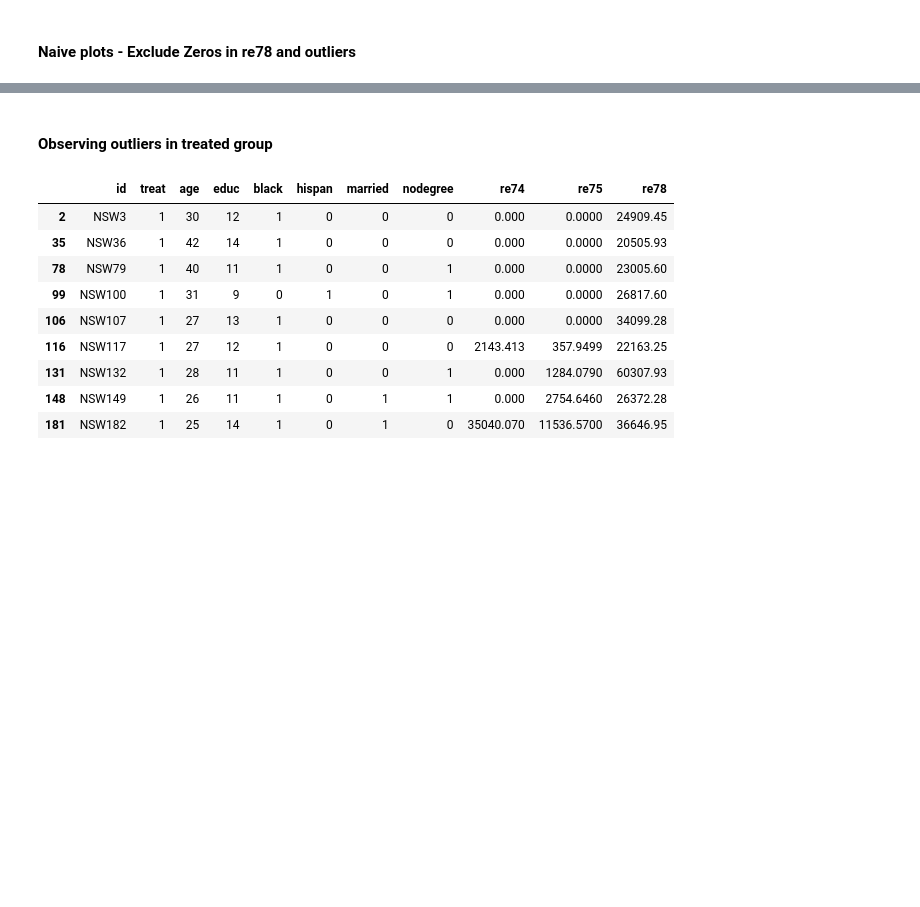
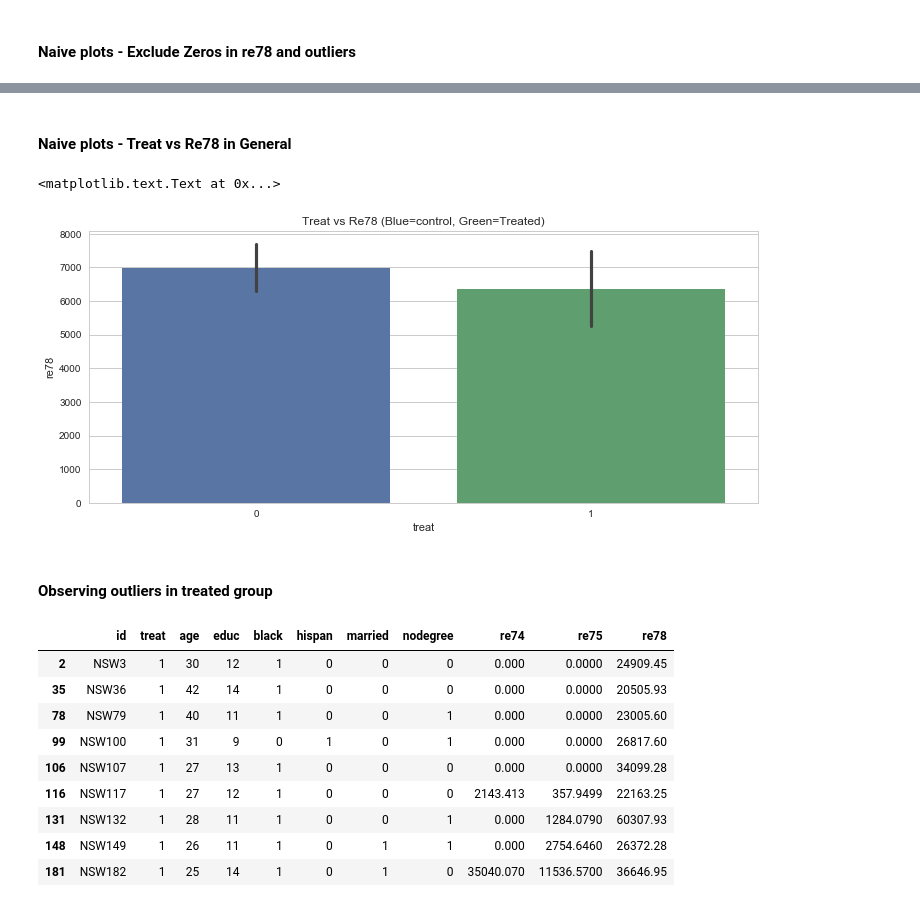
Before and after one commit to sanadhis/ADA-2017, a Jupyter notebook: 04 - Applied ML/Homework04.ipynb, the cells around one changed output, grey strips where cells are left out. Saved outputs shown, nothing was run; the diff lists cells and outputs as text; code cells hidden in the pictures; blank space fills up the shorter version.

```diff
--- a/04 - Applied ML/Homework04.ipynb
+++ b/04 - Applied ML/Homework04.ipynb
@@ -130,3 +132,13 @@ Median earning of Control group (zeros excluded):  7310.313
+# %% [markdown]
+#### Naive plots - Treat vs Re78 in General
+# %%
+fig, ax = plt.subplots(ncols=1, sharey=True)
+fig.set_size_inches(12, 5)
+ax = sns.barplot(x="treat", y="re78", data=df_combined.sort_values(["treat"],ascending=True))
+ax.set_title("Treat vs Re78 (Blue=control, Green=Treated)")
+# %% [output]
+<matplotlib.text.Text at 0x...>
+[figure, added]
 # %% [markdown]
 #### Observing outliers in treated group
 # %%
```
Also changed, not shown: parts of 9 cells of this notebook.
